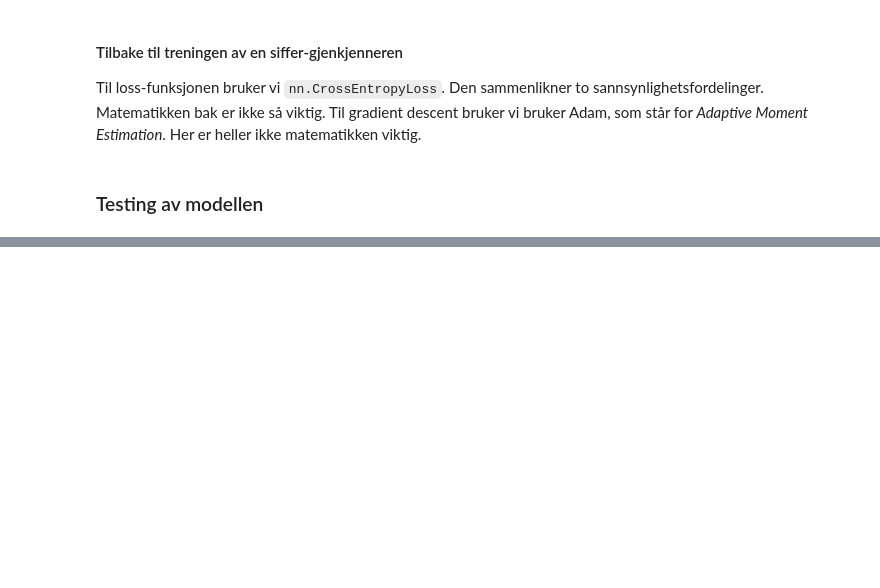
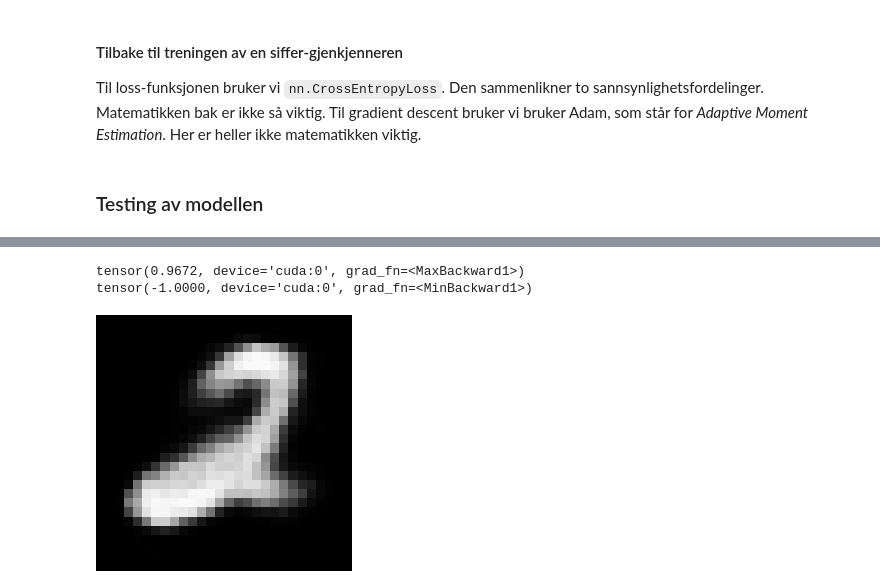
Before and after one commit to willdalh/ml-course, a Jupyter notebook: concepts.ipynb, the cells around one changed output, grey strips where cells are left out. Drawn from its saved outputs; the diff is of its cells as text; code cells hidden in the pictures; blank space fills up the shorter version.

```diff
--- a/concepts.ipynb
+++ b/concepts.ipynb
@@ -406,0 +488,31 @@ Autoencoder
+# %%
+loss_fn = nn.MSELoss()
+optimizer = torch.optim.Adam(autoencoder.parameters(), lr=0.001)
+
+num_epochs = 3
+
+for epoch in range(num_epochs):
+    with tqdm(train_loader, unit="batch") as pbar:
+        pbar.set_description(f"Epoch {epoch}")
+        for i, (data, _) in enumerate(pbar): # no need for labels
+            data = data.to(device)
+            pred = autoencoder.forward(data) # Query model for predictions
+            loss = loss_fn(pred, data)
+
+            loss.backward() # Propagate the computational graph and calculate gradients
+            optimizer.step() # Uses the calculated gradients on the registered parameters to perform an update
+            optimizer.zero_grad() # Remove the gradients
+
+            pbar.set_postfix(loss=loss.cpu().item()) if i%40 == 0 else None
+# %%
+import random
+rand_index = random.randint(0, len(data)-1)
+data_sample = data[rand_index]
+data_sample = autoencoder.forward(data_sample[None, ...])
+print(data_sample.max())
+print(data_sample.min())
+visualize(data_sample[0])
+# %% [output]
+tensor(0.9672, device='cuda:0', grad_fn=<MaxBackward1>)
+tensor(-1.0000, device='cuda:0', grad_fn=<MinBackward1>)
+[figure, added]
```
Also changed, not shown: parts of 27 cells of this notebook, 1 other file.
